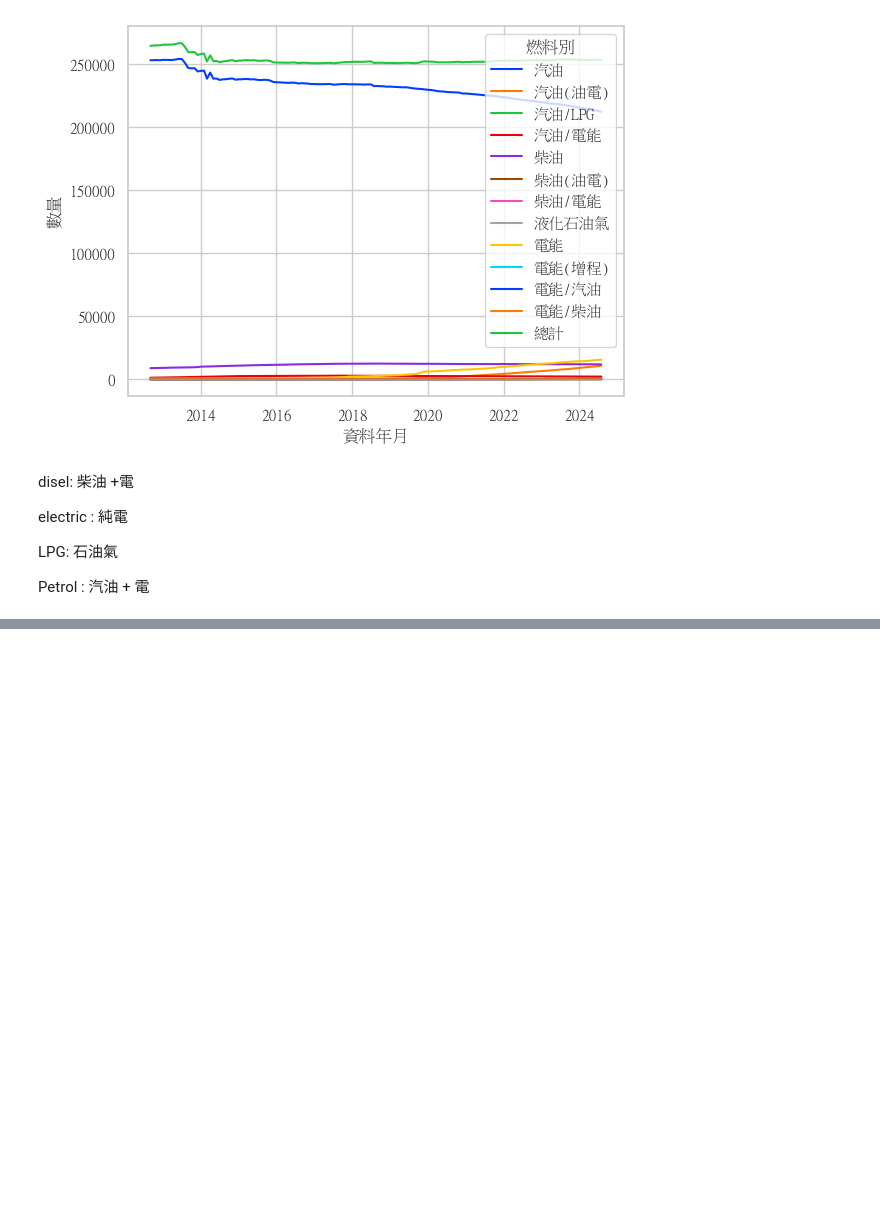
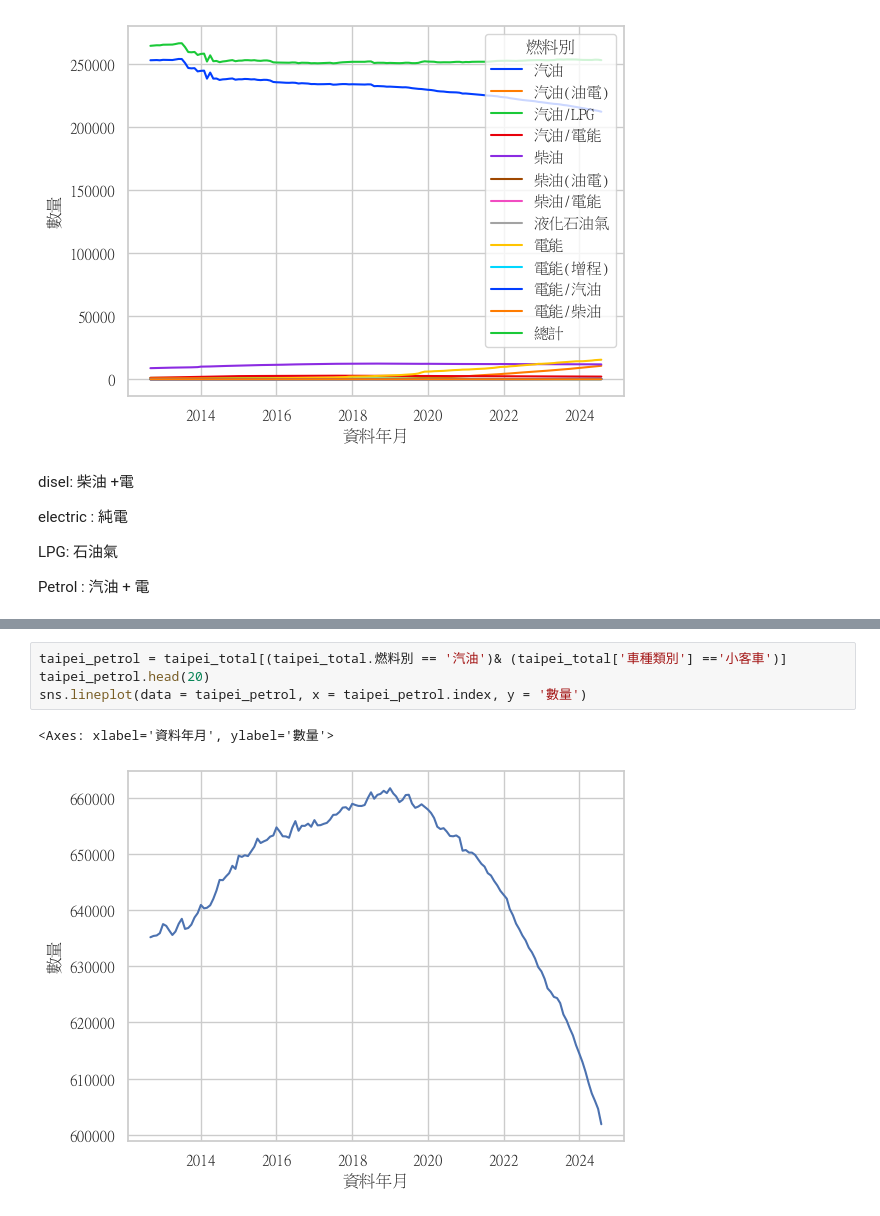
Before and after one commit to lilyleungch/erbscope99, a Jupyter notebook: data_cleansing/data_ploting.ipynb, the cells around one changed output, grey strips where cells are left out. Cells and saved outputs as stored; diff of their text form; blank space fills up the shorter version.

```diff
--- a/data_cleansing/data_ploting.ipynb
+++ b/data_cleansing/data_ploting.ipynb
@@ -181,0 +208,7 @@ ax_middle.plot(taipei_sales.index, taipei_sales['數量'], taipei_sales['燃料
+# %%
+taipei_petrol = taipei_total[(taipei_total.燃料別 == '汽油')& (taipei_total['車種類別'] =='小客車')]
+taipei_petrol.head(20)
+sns.lineplot(data = taipei_petrol, x = taipei_petrol.index, y = '數量')
+# %% [output]
+<Axes: xlabel='資料年月', ylabel='數量'>
+[figure, added]
```
Also changed, not shown: parts of 12 cells of this notebook, 1 other file.
